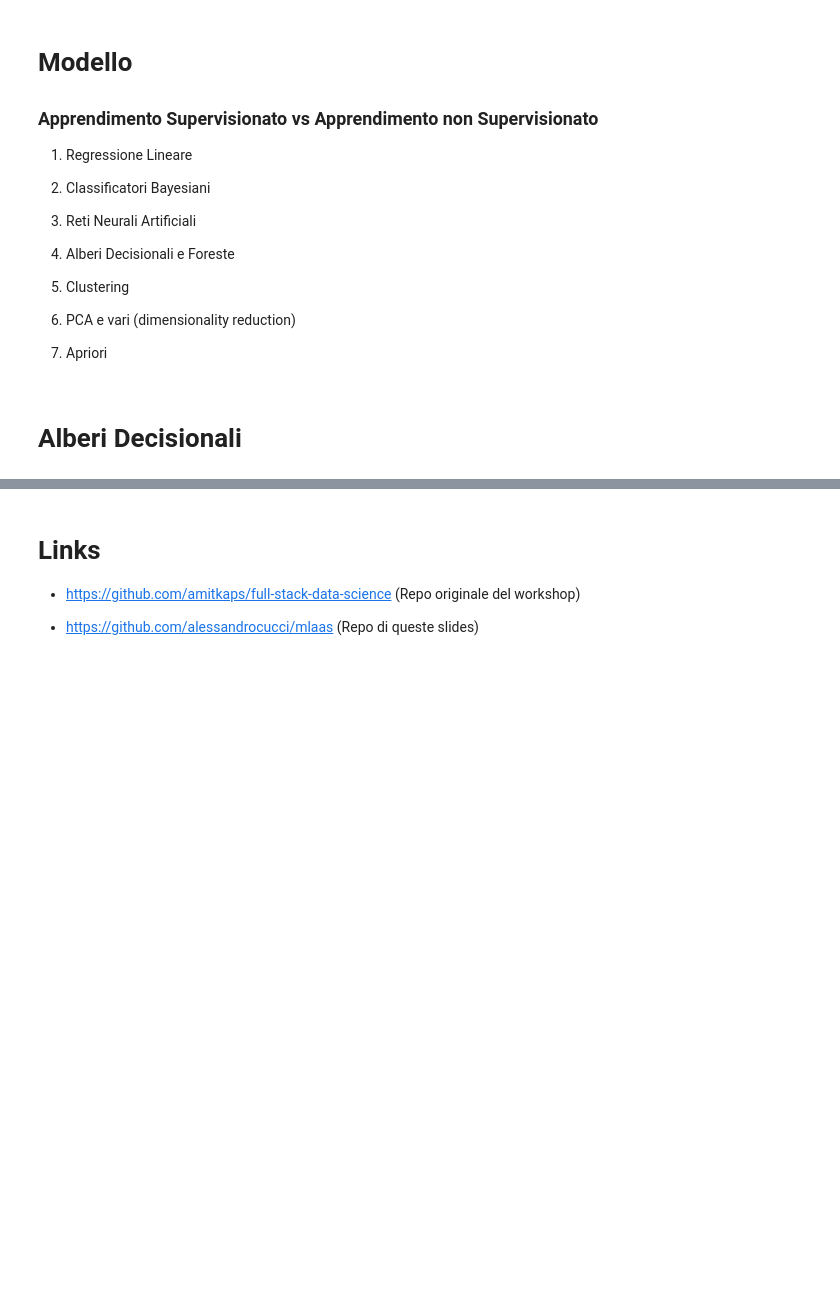
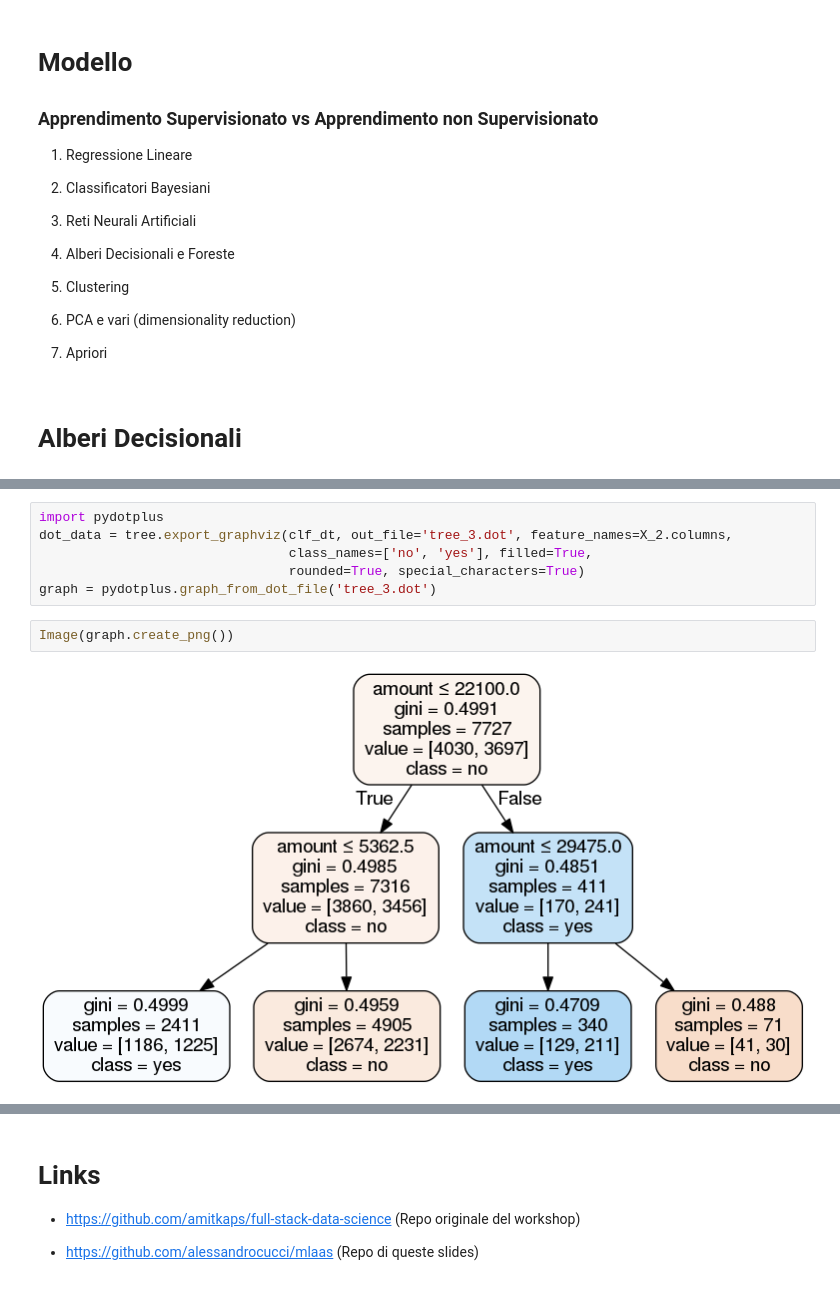
Before and after one commit to alessandrocucci/mlaas, a Jupyter notebook: static/Machine Learning as a Service.ipynb, the cells around one changed output, grey strips where cells are left out. Cells and saved outputs as stored; diff of their text form; blank space fills up the shorter version.

```diff
--- a/static/Machine Learning as a Service.ipynb
+++ b/static/Machine Learning as a Service.ipynb
@@ -227,0 +247,10 @@ df_encoded.head()
+# %%
+import pydotplus
+dot_data = tree.export_graphviz(clf_dt, out_file='tree_3.dot', feature_names=X_2.columns,
+                                class_names=['no', 'yes'], filled=True,
+                                rounded=True, special_characters=True)
+graph = pydotplus.graph_from_dot_file('tree_3.dot')
+# %%
+Image(graph.create_png())
+# %% [output]
+[figure, added]
```
Also changed, not shown: parts of 9 cells of this notebook, 2 other files.
